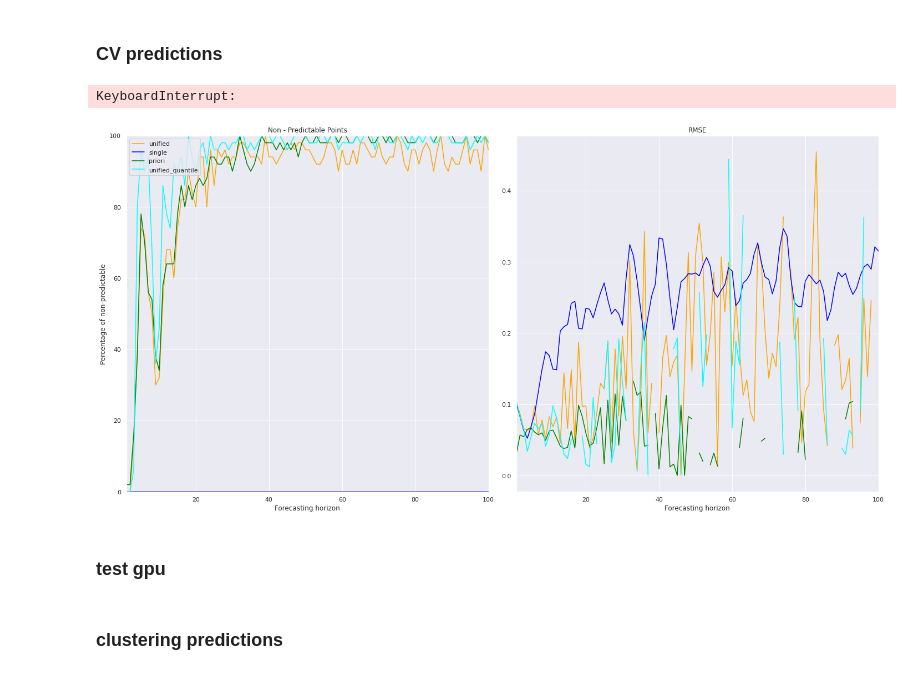
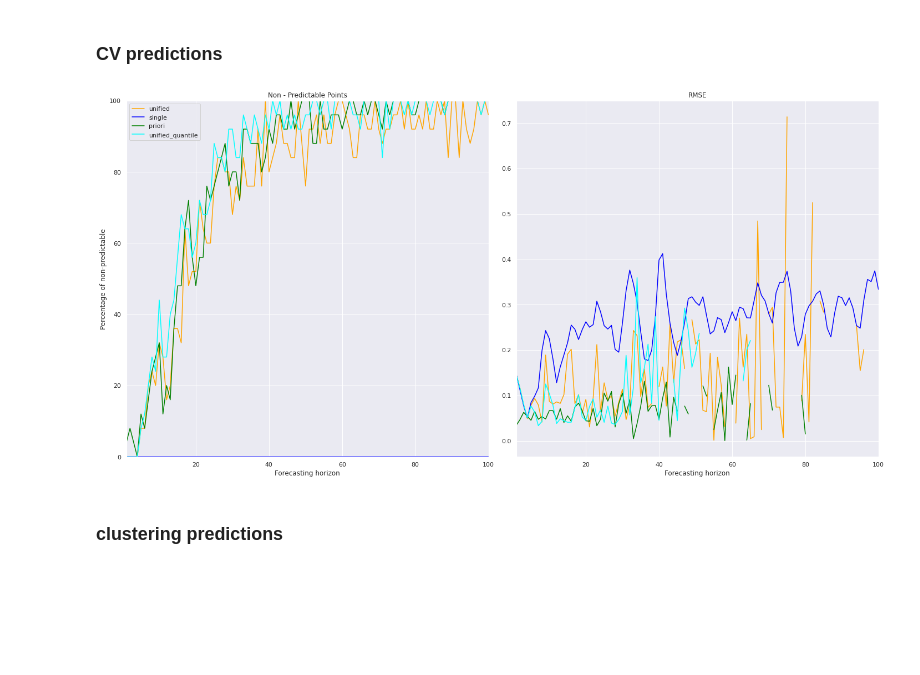
Before and after one commit to thxi/hse_chaotic_ts, a Jupyter notebook: Lorenz DBSCAN prediction.ipynb, the cells around one changed output. Cells and saved outputs as stored; diff of their text form; code cells hidden in the pictures; blank space fills up the shorter version.

```diff
--- a/Lorenz DBSCAN prediction.ipynb
+++ b/Lorenz DBSCAN prediction.ipynb
@@ -30,7 +30,7 @@ from copy import deepcopy
 # %%
 train_size = 500
 h_max = 100 # max prediction horizon (t+h)
-n_folds = 50
+n_folds = 25
 
 
 points_in_template = 4
@@ -40,7 +40,7 @@ max_template_spread = 10 # max distance between y_t1 and y_t2, y_1 and y_11
 # trajectories prediction parameters
 eps = 0.01
 n_trajectories = 24
-noise_amp = 0.01
+noise_amp = 0.025
 priori_eps = 0.2
 
 
@@ -56,5 +56,3 @@ min_trajectories = int(0.5*n_trajectories)
 # %%
 x, _, _ = Lorentz().generate(0.1, 3000+n_folds*(train_size+h_max)-1) # -1 because of an implementation bug
 x, x_min, x_max = normalize(x[3000:]) # "For the Lorenz series, the first 3000 observations are discarded..."
-# %%
-x = cp.asarray(x)
@@ -87,13 +88,13 @@ for fold in tqdm(range(n_folds)):
     X_start = x[t+train_size-start_points:t+train_size]
 
     X_test = x[t+train_size:t+train_size+h_max]
-    X_test = cp.asnumpy(X_test)
 
 
     tsp = TSProcessor(
         points_in_template=points_in_template,
-        max_template_spread=max_template_spread)
-    tsp.fit(X_train)
+        max_template_spread=max_template_spread,
+        X_train=X_train,
+    )
 
 
     # unified
@@ -102,10 +103,6 @@ for fold in tqdm(range(n_folds)):
         eps=eps,
         n_trajectories=n_trajectories,
         noise_amp=noise_amp,
-        save_first_type_non_pred=False,
-        random_seed=1,
-        n_jobs=-1,
-        print_time=False,
     )
 
     unified_result = tsp.predict_unified(
@@ -119,6 +116,8 @@ for fold in tqdm(range(n_folds)):
 
     non_pred = np.isnan(X_pred).astype(int)
     rmse = (X_pred - X_test)**2
+    non_pred = cp.asnumpy(non_pred)
+    rmse = cp.asnumpy(rmse)
     runs['unified']['rmse'][fold] = rmse
     runs['unified']['non_pred'][fold] = non_pred
 
@@ -137,6 +136,8 @@ for fold in tqdm(range(n_folds)):
 
     non_pred = np.isnan(X_pred).astype(int)
     rmse = (X_pred - X_test)**2
+    non_pred = cp.asnumpy(non_pred)
+    rmse = cp.asnumpy(rmse)
     runs['unified_quantile']['rmse'][fold] = rmse
     runs['unified_quantile']['non_pred'][fold] = non_pred
 
@@ -150,10 +151,6 @@ for fold in tqdm(range(n_folds)):
         use_priori=True,
         X_test=X_test,
         priori_eps=priori_eps,
-        save_first_type_non_pred=True,
-        random_seed=1,
-        n_jobs=-1,
-        print_time=False,
     )
 
     unified_result = tsp.predict_unified(
@@ -170,6 +167,8 @@ for fold in tqdm(range(n_folds)):
 
     non_pred = np.isnan(X_pred).astype(int)
     rmse = (X_pred - X_test)**2
+    non_pred = cp.asnumpy(non_pred)
+    rmse = cp.asnumpy(rmse)
     runs['priori']['rmse'][fold] = rmse
     runs['priori']['non_pred'][fold] = non_pred
 
@@ -181,19 +180,15 @@ for fold in tqdm(range(n_folds)):
         n_trajectories=1,
         noise_amp=0,
         use_priori=False,
-        save_first_type_non_pred=True,
-        random_seed=1,
-        n_jobs=-1,
-        print_time=False,
     )
     X_pred = X_traj_pred[:, 0]
 
     non_pred = np.isnan(X_pred).astype(int)
     rmse = (X_pred - X_test)**2
+    non_pred = cp.asnumpy(non_pred)
+    rmse = cp.asnumpy(rmse)
     runs['single']['rmse'][fold] = rmse
     runs['single']['non_pred'][fold] = non_pred
-# %% [output]
-KeyboardInterrupt:
 # %%
 runs_processed = deepcopy(runs)
 for method in runs_processed.keys():
@@ -206,8 +201,6 @@ for method in runs_processed.keys():
     runs_processed[method]['rmse'] = rmses
     runs_processed[method]['non_pred'] = non_preds
 # %%
-plot_runs(runs_processed, h_max, filename=f'fig4_{h_max}_{noise_amp:.2f}.png')
+plot_runs(runs_processed, h_max, filename=f'fig4_{h_max}_{noise_amp:.3f}.png')
 # %% [output]
-[figure, old version]
+[figure, new version]
-# %% [markdown]
-### test gpu
```
Also changed, not shown: parts of 26 cells of this notebook, 16 other files.
